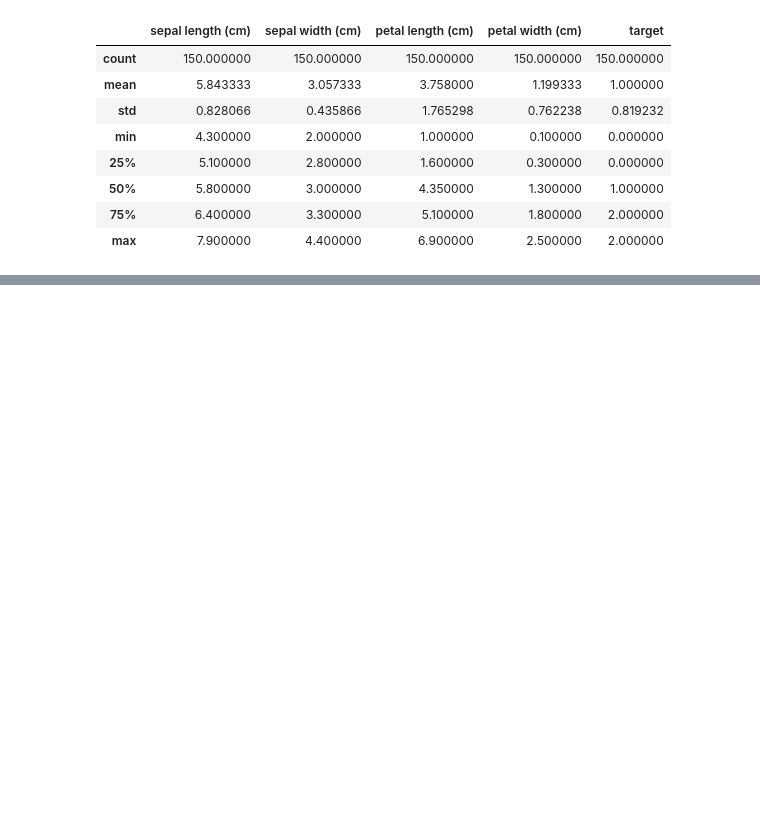
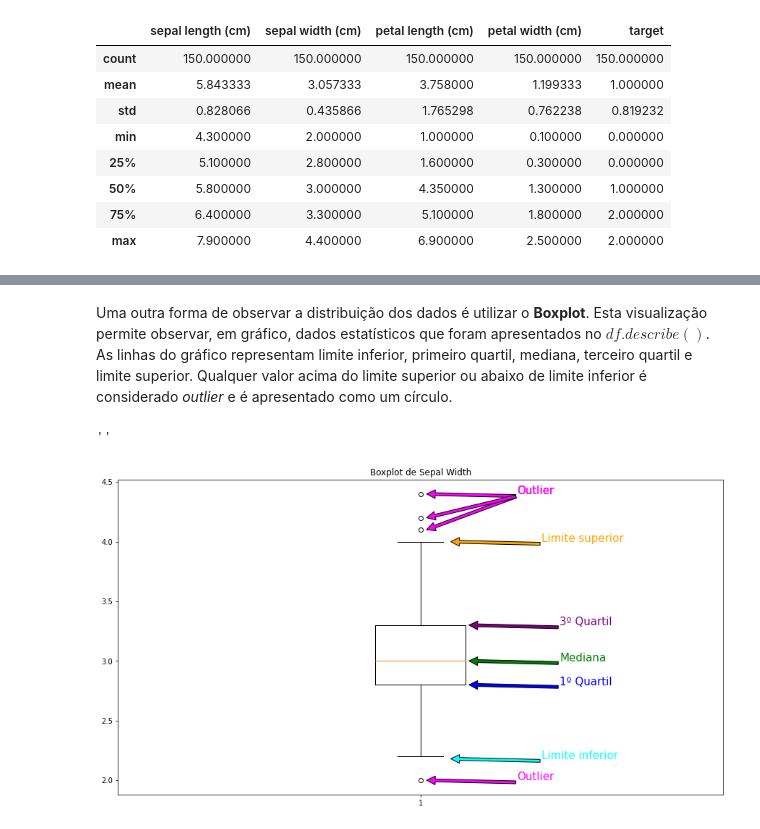
Before and after one commit to diegonogare/MachineLearning, a Jupyter notebook: analise_exploratoria_descritiva_Dataset_Iris.ipynb, the cells around one changed output, grey strips where cells are left out. Drawn from its saved outputs; the diff is of its cells as text; code cells hidden in the pictures; blank space fills up the shorter version.

```diff
--- a/analise_exploratoria_descritiva_Dataset_Iris.ipynb
+++ b/analise_exploratoria_descritiva_Dataset_Iris.ipynb
@@ -123,0 +153,41 @@ df.describe()
+# %% [markdown]
+Uma outra forma de observar a distribuição dos dados é utilizar o **Boxplot**. Esta visualização permite observar, em gráfico, dados estatísticos que foram apresentados no $df.describe()$. As linhas do gráfico representam limite inferior, primeiro quartil, mediana, terceiro quartil e limite superior. Qualquer valor acima do limite superior ou abaixo de limite inferior é considerado *outlier* e é apresentado como um círculo.
+# %%
+plt.figure(figsize=(15,8))
+
+plt.boxplot(df['sepal width (cm)'])
+
+plt.annotate("Limite superior", xy=(1.05,4), color="orange",
+             fontsize=15,xytext=(1.2,4), arrowprops=dict(facecolor="orange") )
+
+plt.annotate("3º Quartil", xy=(1.08,3.3), color="purple",
+             fontsize=15,xytext=(1.23,3.3), arrowprops=dict(facecolor="purple") )
+
+plt.annotate("Mediana", xy=(1.08,3), color="green",
+             fontsize=15,xytext=(1.23,3), arrowprops=dict(facecolor="green") )
+
+plt.annotate("1º Quartil", xy=(1.08,2.8), color="blue",
+             fontsize=15,xytext=(1.23,2.8), arrowprops=dict(facecolor="blue") )
+
+plt.annotate("Limite inferior", xy=(1.05,2.18), color="cyan",
+             fontsize=15,xytext=(1.2,2.18), arrowprops=dict(facecolor="cyan") )
+
+plt.annotate("Outlier", xy=(1.01,4.4), color="magenta",
+             fontsize=15,xytext=(1.16,4.4), arrowprops=dict(facecolor="magenta") )
+
+plt.annotate("Outlier", xy=(1.01,4.1), color="magenta",
+             fontsize=15,xytext=(1.16,4.4), arrowprops=dict(facecolor="magenta") )
+
+plt.annotate("Outlier", xy=(1.01,4.2), color="magenta",
+             fontsize=15,xytext=(1.16,4.4), arrowprops=dict(facecolor="magenta") )
+
+
+plt.annotate("Outlier", xy=(1.01,2), color="magenta",
+             fontsize=15,xytext=(1.16,2), arrowprops=dict(facecolor="magenta") )
+
+
+plt.title("Boxplot de Sepal Width")
+;
+# %% [output]
+''
+[figure, added]
```
Also changed, not shown: parts of 10 cells of this notebook.
